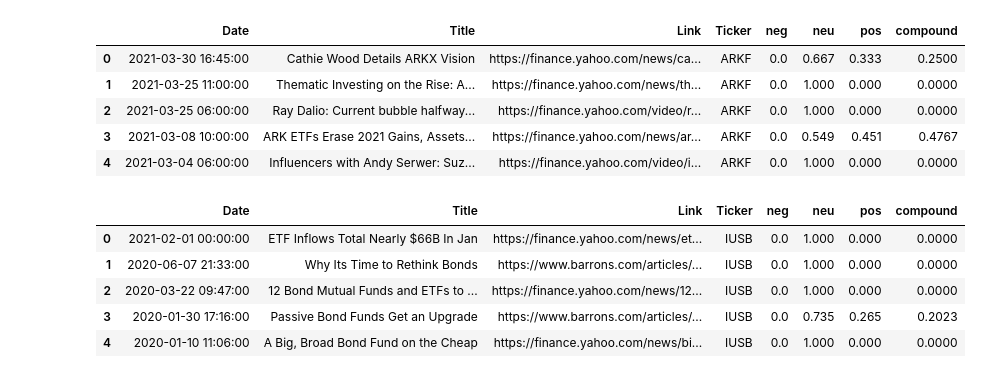
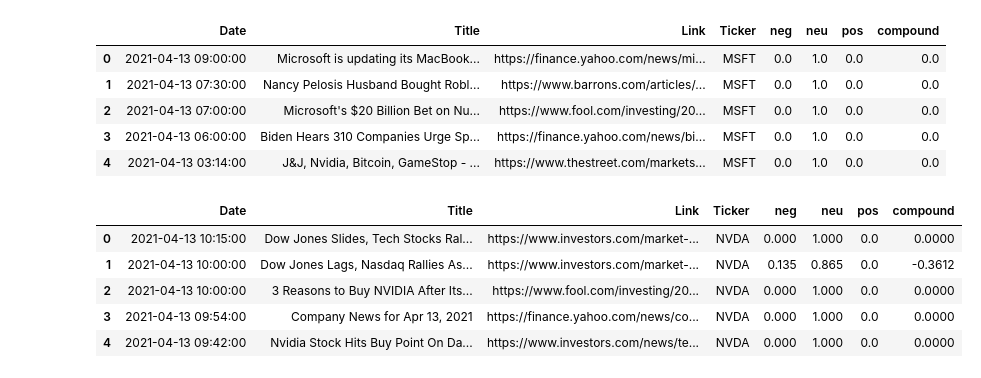
Before and after one commit to dbogatic/finviz-stock-screen, a Jupyter notebook: finviz_sentiment.ipynb, the cells around one changed output. Cells and saved outputs as stored; diff of their text form; code cells hidden in the pictures.

```diff
--- a/finviz_sentiment.ipynb
+++ b/finviz_sentiment.ipynb
@@ -12,17 +13,17 @@ from nltk.sentiment.vader import SentimentIntensityAnalyzer
 %matplotlib inline
 # %%
 # Input tickers you want to obtain news for
-ticker_one = 'ARKF'
-ticker_two = 'IUSB'
-ticker_three = 'SPY'
+ticker_one = 'AAPL'
+ticker_two = 'MSFT'
+ticker_three = 'NVDA'
 # %%
-# Obtain news for the desired number of tickers in a dataframe (i tried iterating through tickers, however I prefer this output at the expense of longer code)
+# Obtain news for the desired number of tickers in a dataframe (i tried iterating through tickers, however I prefer this output at the expense of longer code since it is better organized and pulls max number of latest news per ticker (100))
 
-etf_one = finvizfinance(ticker_one)
-news_etf_one = etf_one.TickerNews()
+stock_one = finvizfinance(ticker_one)
+news_one = stock_one.TickerNews()
 
-etf_two = finvizfinance(ticker_two)
-news_etf_two = etf_two.TickerNews()
+stock_two = finvizfinance(ticker_two)
+news_two = stock_two.TickerNews()
 
-etf_three = finvizfinance(ticker_three)
-news_etf_three = etf_three.TickerNews()
+stock_three = finvizfinance(ticker_three)
+news_three = stock_three.TickerNews()
@@ -56,5 +66,5 @@ scores_etf_one.head()
 # %%
-news_etf_two['Ticker'] = ticker_two
-news_etf_two.head()
+news_two['Ticker'] = ticker_two
+news_two.head()
 # %% [output]
 |  | Date | Title | Link | Ticker |
@@ -66,9 +76,9 @@ news_etf_two.head()
 # %%
 # Iterate through the headlines and get the polarity scores using vader
-scores_etf_two = news_etf_two['Title'].apply(vader.polarity_scores).tolist()
+scores_two = news_two['Title'].apply(vader.polarity_scores).tolist()
 
 # Convert the 'scores' list of dicts into a DataFrame
-scores_etf_two = pd.DataFrame(scores_etf_two)
-scores_etf_two.head()
+scores_two = pd.DataFrame(scores_two)
+scores_two.head()
 # %% [output]
 |  | neg | neu | pos | compound |
@@ -104,20 +132,20 @@ scores_etf_three.head()
 # %%
-etf_one_sentiment = pd.concat([news_etf_one, scores_etf_one], join='inner', axis=1)
-etf_one_sentiment.head()
+sentiment_two = pd.concat([news_two, scores_two], join='inner', axis=1)
+sentiment_two.head()
 # %% [output]
 |  | Date | Title | Link | Ticker | neg | neu | pos | compound |
-| 0 | 2021-03-30 16:45:00 | Cathie Wood Details ARKX Vision | https://finance.yahoo.com/news/ca... | ARKF | 0.0 | 0.667 | 0.333 | 0.2500 |
-| 1 | 2021-03-25 11:00:00 | Thematic Investing on the Rise: A... | https://finance.yahoo.com/news/th... | ARKF | 0.0 | 1.000 | 0.000 | 0.0000 |
-| 2 | 2021-03-25 06:00:00 | Ray Dalio: Current bubble halfway... | https://finance.yahoo.com/video/r... | ARKF | 0.0 | 1.000 | 0.000 | 0.0000 |
-| 3 | 2021-03-08 10:00:00 | ARK ETFs Erase 2021 Gains, Assets... | https://finance.yahoo.com/news/ar... | ARKF | 0.0 | 0.549 | 0.451 | 0.4767 |
-| 4 | 2021-03-04 06:00:00 | Influencers with Andy Serwer: Suz... | https://finance.yahoo.com/video/i... | ARKF | 0.0 | 1.000 | 0.000 | 0.0000 |
+| 0 | 2021-04-13 09:00:00 | Microsoft is updating its MacBook... | https://finance.yahoo.com/news/mi... | MSFT | 0.0 | 1.0 | 0.0 | 0.0 |
+| 1 | 2021-04-13 07:30:00 | Nancy Pelosis Husband Bought Robl... | https://www.barrons.com/articles/... | MSFT | 0.0 | 1.0 | 0.0 | 0.0 |
+| 2 | 2021-04-13 07:00:00 | Microsoft's $20 Billion Bet on Nu... | https://www.fool.com/investing/20... | MSFT | 0.0 | 1.0 | 0.0 | 0.0 |
+| 3 | 2021-04-13 06:00:00 | Biden Hears 310 Companies Urge Sp... | https://finance.yahoo.com/news/bi... | MSFT | 0.0 | 1.0 | 0.0 | 0.0 |
+| 4 | 2021-04-13 03:14:00 | J&J, Nvidia, Bitcoin, GameStop - ... | https://www.thestreet.com/markets... | MSFT | 0.0 | 1.0 | 0.0 | 0.0 |
 # %%
-etf_two_sentiment = pd.concat([news_etf_two, scores_etf_two], join='inner', axis=1)
-etf_two_sentiment.head()
+sentiment_three = pd.concat([news_three, scores_three], join='inner', axis=1)
+sentiment_three.head()
 # %% [output]
 |  | Date | Title | Link | Ticker | neg | neu | pos | compound |
-| 0 | 2021-02-01 00:00:00 | ETF Inflows Total Nearly $66B In Jan | https://finance.yahoo.com/news/et... | IUSB | 0.0 | 1.000 | 0.000 | 0.0000 |
-| 1 | 2020-06-07 21:33:00 | Why Its Time to Rethink Bonds | https://www.barrons.com/articles/... | IUSB | 0.0 | 1.000 | 0.000 | 0.0000 |
-| 2 | 2020-03-22 09:47:00 | 12 Bond Mutual Funds and ETFs to ... | https://finance.yahoo.com/news/12... | IUSB | 0.0 | 1.000 | 0.000 | 0.0000 |
-| 3 | 2020-01-30 17:16:00 | Passive Bond Funds Get an Upgrade | https://www.barrons.com/articles/... | IUSB | 0.0 | 0.735 | 0.265 | 0.2023 |
-| 4 | 2020-01-10 11:06:00 | A Big, Broad Bond Fund on the Cheap | https://finance.yahoo.com/news/bi... | IUSB | 0.0 | 1.000 | 0.000 | 0.0000 |
+| 0 | 2021-04-13 10:15:00 | Dow Jones Slides, Tech Stocks Ral... | https://www.investors.com/market-... | NVDA | 0.000 | 1.000 | 0.0 | 0.0000 |
+| 1 | 2021-04-13 10:00:00 | Dow Jones Lags, Nasdaq Rallies As... | https://www.investors.com/market-... | NVDA | 0.135 | 0.865 | 0.0 | -0.3612 |
+| 2 | 2021-04-13 10:00:00 | 3 Reasons to Buy NVIDIA After Its... | https://www.fool.com/investing/20... | NVDA | 0.000 | 1.000 | 0.0 | 0.0000 |
+| 3 | 2021-04-13 09:54:00 | Company News for Apr 13, 2021 | https://finance.yahoo.com/news/co... | NVDA | 0.000 | 1.000 | 0.0 | 0.0000 |
+| 4 | 2021-04-13 09:42:00 | Nvidia Stock Hits Buy Point On Da... | https://www.investors.com/news/te... | NVDA | 0.000 | 1.000 | 0.0 | 0.0000 |
```
Also changed, not shown: parts of 15 cells of this notebook, 4 other files.
